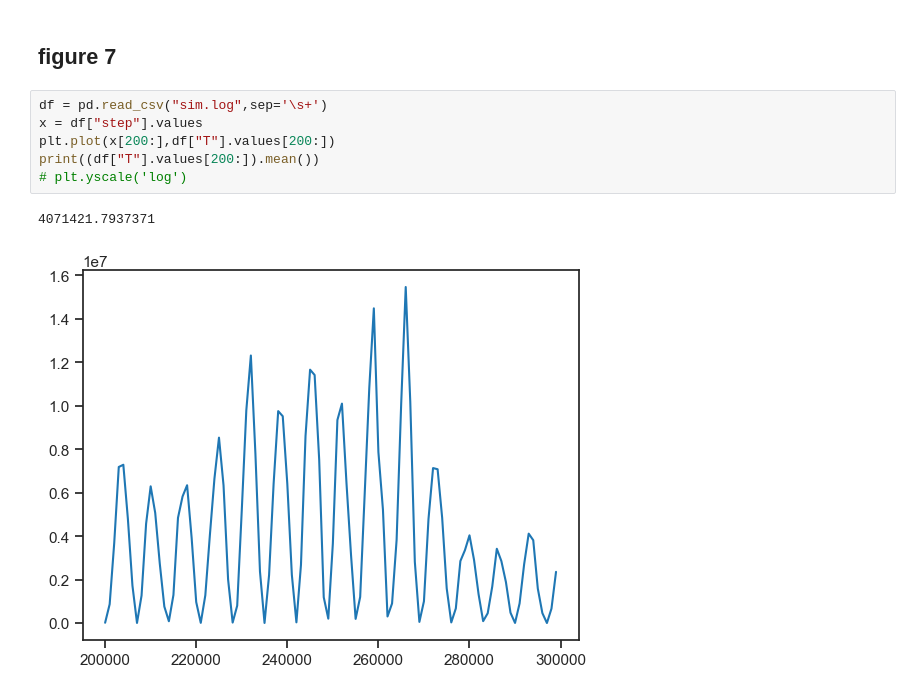
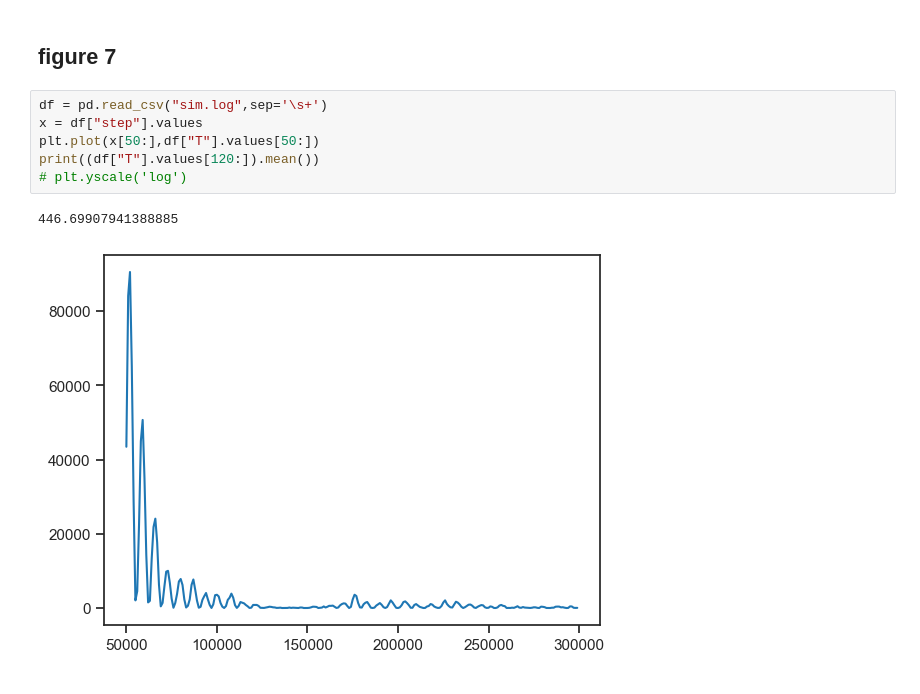
Before and after one commit to SagiMeir/Simulations4Beginners, a Jupyter notebook: getting_started.ipynb, the cells around one changed output. Drawn from its saved outputs; the diff is of its cells as text.

```diff
--- a/getting_started.ipynb
+++ b/getting_started.ipynb
@@ -174,9 +172,9 @@ df.close()
 # %%
 df = pd.read_csv("sim.log",sep='\s+')
 x = df["step"].values
-plt.plot(x[200:],df["T"].values[200:])
-print((df["T"].values[200:]).mean())
+plt.plot(x[50:],df["T"].values[50:])
+print((df["T"].values[120:]).mean())
 # plt.yscale('log')
 # %% [output]
-4071421.7937371
+446.69907941388885
-[figure, old version]
+[figure, new version]
```
Also changed, not shown: parts of 7 cells of this notebook, 3 other files.
